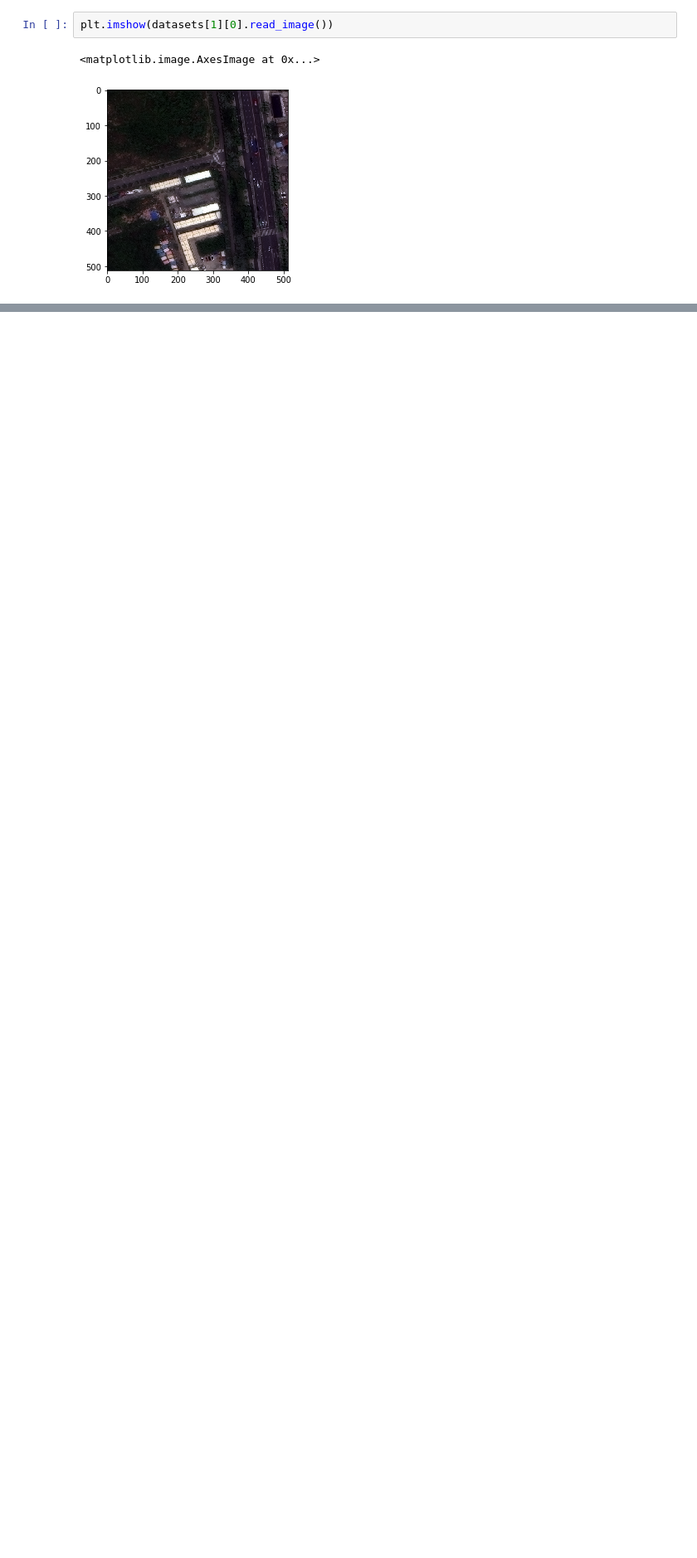
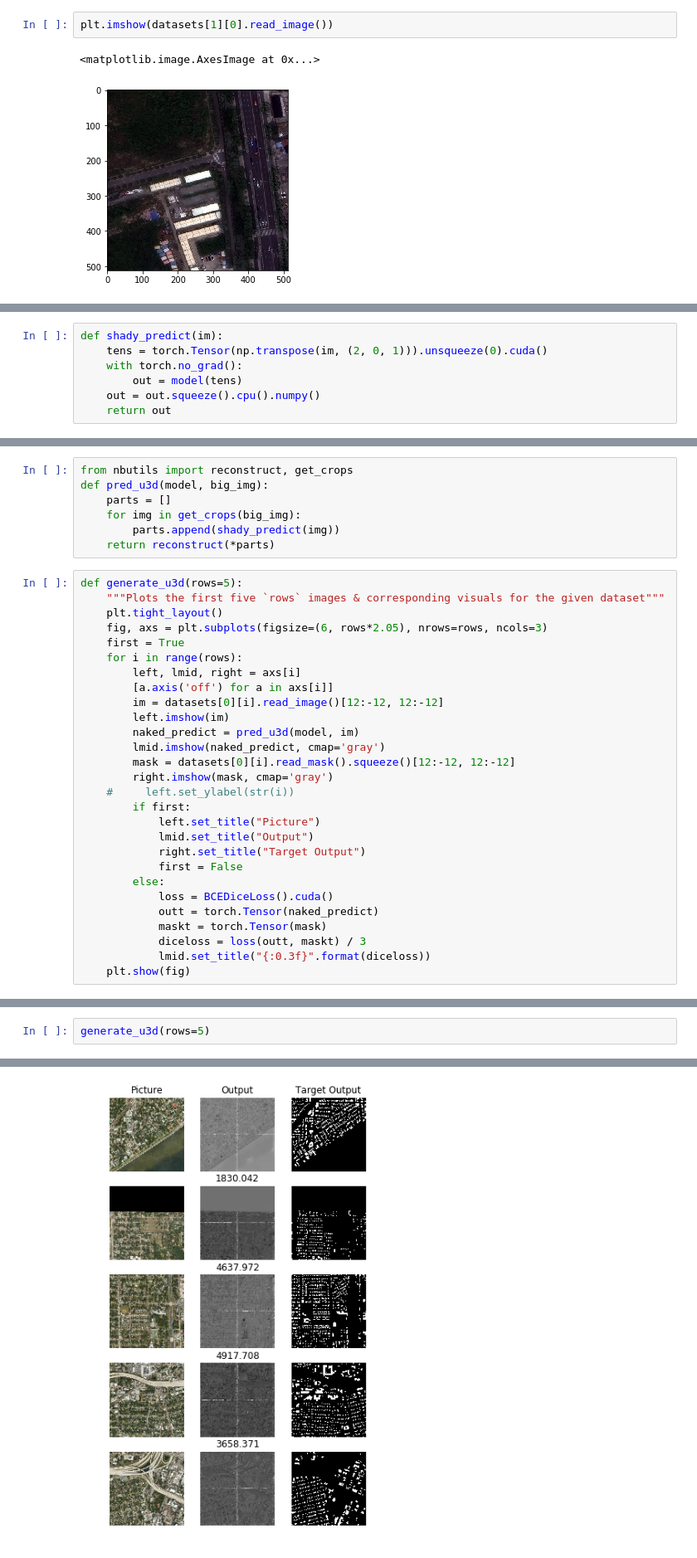
Before and after one commit to ngundotra/urban3dchallenge, a Jupyter notebook: albu/src/MixedModel-Vis.ipynb, the cells around one changed output, grey strips where cells are left out. Shown at 83% size. Cells and saved outputs as stored; diff of their text form; blank space fills up the shorter version.

```diff
--- a/albu/src/MixedModel-Vis.ipynb
+++ b/albu/src/MixedModel-Vis.ipynb
@@ -40,0 +67,7 @@ out = _mini_predict_on_file(model, datasets[1][0].read_image(), None, channels=3
+# %%
+def shady_predict(im):
+    tens = torch.Tensor(np.transpose(im, (2, 0, 1))).unsqueeze(0).cuda()
+    with torch.no_grad():
+        out = model(tens)
+    out = out.squeeze().cpu().numpy()
+    return out
@@ -79,0 +128,35 @@ RuntimeError: invalid argument 0: Sizes of tensors must match except in dimensio
+# %%
+from nbutils import reconstruct, get_crops
+def pred_u3d(model, big_img):
+    parts = []
+    for img in get_crops(big_img):
+        parts.append(shady_predict(img))
+    return reconstruct(*parts)
+# %%
+def generate_u3d(rows=5):
+    """Plots the first five `rows` images & corresponding visuals for the given dataset"""
+    plt.tight_layout()
+    fig, axs = plt.subplots(figsize=(6, rows*2.05), nrows=rows, ncols=3)
+    first = True
+    for i in range(rows):
+        left, lmid, right = axs[i]
+        [a.axis('off') for a in axs[i]]
+        im = datasets[0][i].read_image()[12:-12, 12:-12]
+        left.imshow(im)
+        naked_predict = pred_u3d(model, im)
+        lmid.imshow(naked_predict, cmap='gray')
+        mask = datasets[0][i].read_mask().squeeze()[12:-12, 12:-12]
+        right.imshow(mask, cmap='gray')
+    #     left.set_ylabel(str(i))
+        if first:
+            left.set_title("Picture")
+            lmid.set_title("Output")
+            right.set_title("Target Output")
+            first = False
+        else:
+            loss = BCEDiceLoss().cuda()
+            outt = torch.Tensor(naked_predict)
+            maskt = torch.Tensor(mask)
+            diceloss = loss(outt, maskt) / 3
+            lmid.set_title("{:0.3f}".format(diceloss))
+    plt.show(fig)
@@ -79,0 +165,3 @@ RuntimeError: invalid argument 0: Sizes of tensors must match except in dimensio
+# %%
+generate_u3d(rows=5)
+# %% [output]
@@ -79,0 +169 @@ RuntimeError: invalid argument 0: Sizes of tensors must match except in dimensio
+[figure, added]
```
Also changed, not shown: parts of 20 cells of this notebook.
